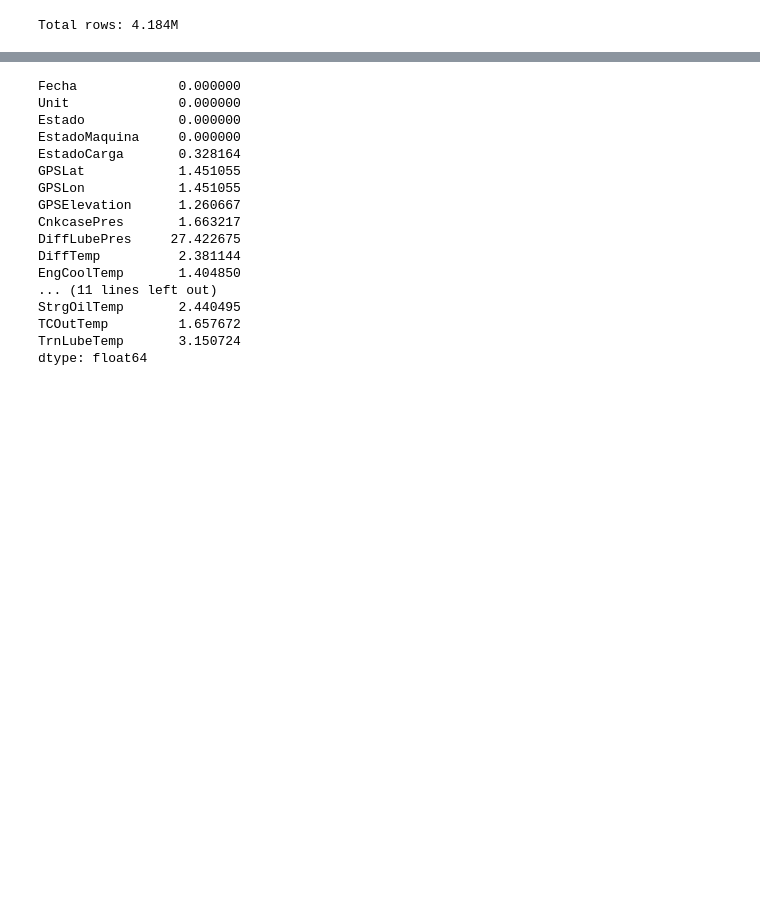
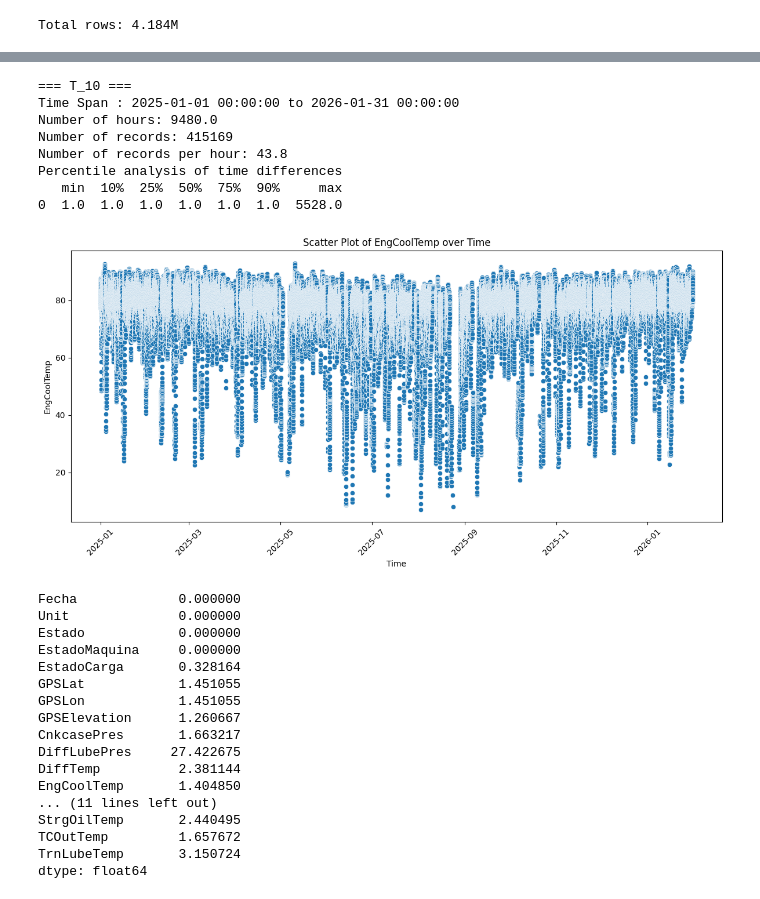
Before and after one commit to portizv26/tds_telemetry_dashboard, a Jupyter notebook: notebooks/health_index_implementation.ipynb, the cells around one changed output, grey strips where cells are left out. Drawn from its saved outputs; the diff is of its cells as text; code cells hidden in the pictures; blank space fills up the shorter version.

Commit message:
heath index and percentile analysis updated

```diff
--- a/notebooks/health_index_implementation.ipynb
+++ b/notebooks/health_index_implementation.ipynb
@@ -55,3 +65,39 @@ Total rows: 4.184M
+# %%
+from typing import Optional
+df_aux = df.copy()
+df_aux.set_index('Fecha', inplace=True)
+df_aux.loc[:, 'delta_avl'] = df_aux.index.to_series().diff()
+
+def plot_signal_over_time(df: pd.DataFrame, signal_col: str, hue_col: Optional[str] = None, country_name: Optional[str] = None):
+    print(f'=== {country_name} ===')
+    print(f'Time Span : {df.index.min()} to {df.index.max()}')
+    print(f'Number of hours: {(df.index.max() - df.index.min()).total_seconds() / 3600:.1f}')
+    print(f'Number of records: {len(df)}')
+    print(f'Number of records per hour: {len(df) / ((df.index.max() - df.index.min()).total_seconds() / 3600):.1f}')
+    df_aux = df.index.to_series().diff()
+    df_aux = df_aux.dt.total_seconds() / 60  # to minutes
+    print(f'Percentile analysis of time differences')
+    print(pd.DataFrame(df_aux.describe(percentiles=[0.1, 0.25, 0.5, 0.75, 0.9])).T.iloc[:,3:].reset_index(drop=True))
+    plt.figure(figsize=(12, 6))
+    sns.scatterplot(x=df.index, y=signal_col, hue=hue_col, data=df)
+    plt.title(f'Scatter Plot of {signal_col} over Time')
+    plt.xlabel('Time')
+    plt.ylabel(signal_col)
+    plt.xticks(rotation=45)
+    plt.tight_layout()
+    plt.show()
+
+plot_signal_over_time(df_aux, signal_col='EngCoolTemp', country_name='T_10')
+# %% [output]
+=== T_10 ===
+Time Span : 2025-01-01 00:00:00 to 2026-01-31 00:00:00
+Number of hours: 9480.0
+Number of records: 415169
+Number of records per hour: 43.8
+Percentile analysis of time differences
+   min  10%  25%  50%  75%  90%     max
+0  1.0  1.0  1.0  1.0  1.0  1.0  5528.0
+[figure, added]
 # %%
 df.isna().sum()/len(df)*100
 # %% [output]
```
Also changed, not shown: parts of 2 cells of this notebook, 21 other files.
